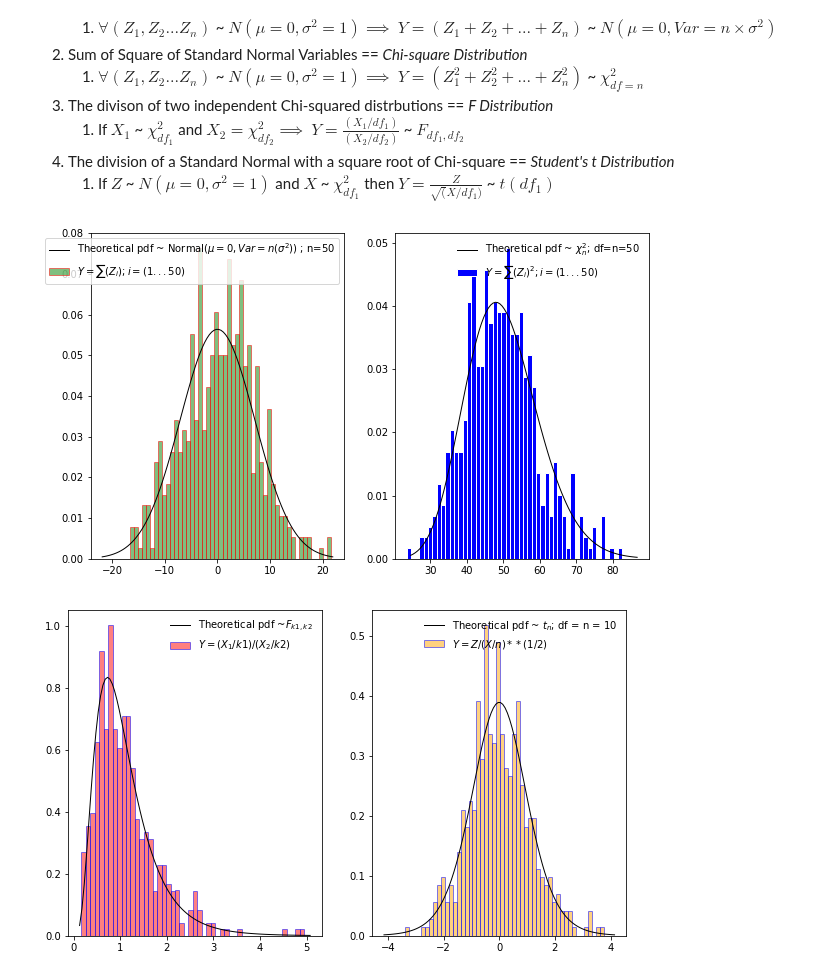
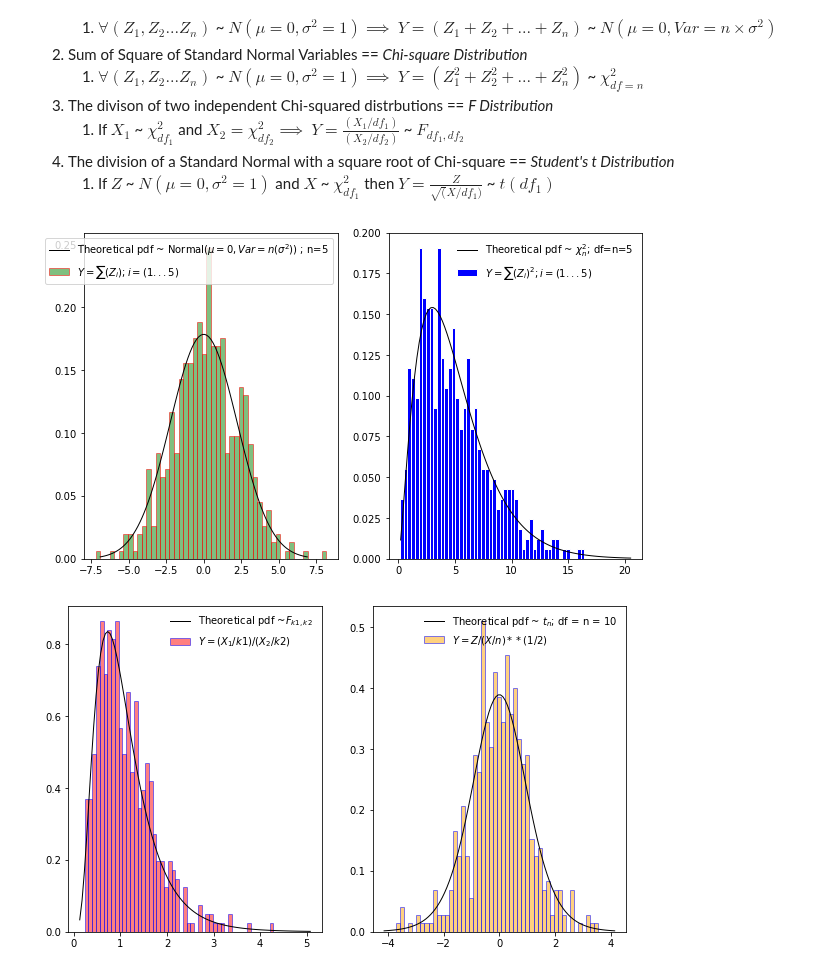
Before and after one commit to talktokalyan/Kalyan-Jupyter-Notebooks, a Jupyter notebook: IE-1.ipynb, the cells around one changed output. Drawn from its saved outputs; the diff is of its cells as text; code cells hidden in the pictures.

```diff
--- a/IE-1.ipynb
+++ b/IE-1.ipynb
@@ -10,7 +10,7 @@ This notebook demonstrates the following:
 1. The division of a Standard Normal with a square root of Chi-square == _Student's t Distribution_
     1. If  $ Z $ ~ $ N(\mu=0,\sigma^2=1)$ and $ X $ ~ $ \chi^2_{df_1}$ then $ Y = \frac{Z}{\sqrt(X/df_1)} $ ~ $ t(df_1)$
 # %%
-
+### TEST for Push to GitHub ###
 import numpy as np
 import scipy.stats as spstats
 %matplotlib inline
@@ -18,7 +18,7 @@ import matplotlib.pyplot as plt
 plt.rcParams['figure.figsize'] = (10,6)
 
 ss = 500 # sample size of each independent distribution
-num_iid = 50 # Number of random independent variables
+num_iid = 5 # Number of random independent variables
 
 ##############  PART 1 #################
 
@@ -68,32 +68,32 @@ th_f = spstats.f(df1,df2)
 #####
 
 X_1 = th_chi2_1.rvs(ss)
 X_2 = th_chi2_2.rvs(ss)
 Y_3 = (X_1/df1) / (X_2/df2)
 
 th_f_grid = np.linspace(th_f.ppf(0.001),th_f.ppf(0.999), 100) # Prepare the x-axis values as percent point values (percentiles)
 
 fig2, ax2 = plt.subplots(1,2)
 ax2[0].hist(Y_3, bins=50, density=True, alpha=0.5, label ='$ Y = (X_1/k1)/(X_2/k2) $',color='red', edgecolor='blue')
 ax2[0].plot(th_f_grid, th_f.pdf(th_f_grid), 'k-', lw=1, label ='Theoretical pdf ~$ F_{k1,k2}$')
 ax2[0].legend(loc='best', frameon=False)
 
 ##### Demonstrate relation b/w Std. Normal (Z) and Chi-square == Student's t-Distribution. #####
 # Theoretical Distributions for comparison #
 th_t = spstats.t(df1)
 #####
 
 new_Z = std_norm.rvs(ss)
 Y_4 = (new_Z) / (X_1/df1)**(0.5)
 
 th_t_grid = np.linspace(th_t.ppf(0.001),th_t.ppf(0.999), 100) # Prepare the x-axis values as percent point values (percentiles)
 
 ax2[1].hist(Y_4, bins=50, density=True, alpha=0.5, label ='$Y = Z/(X/n)**(1/2)$',color='orange', edgecolor='blue')
 ax2[1].plot(th_t_grid, th_t.pdf(th_t_grid), 'k-', lw=1, label ='Theoretical pdf ~ $ t_n $; df = n = {}'.format(df1))
 ax2[1].legend(loc='best', frameon=False)
 
 plt.show()
 ###############################
 # %% [output]
-[figure, old version]
+[figure, new version]
-[figure, old version]
+[figure, new version]
```
